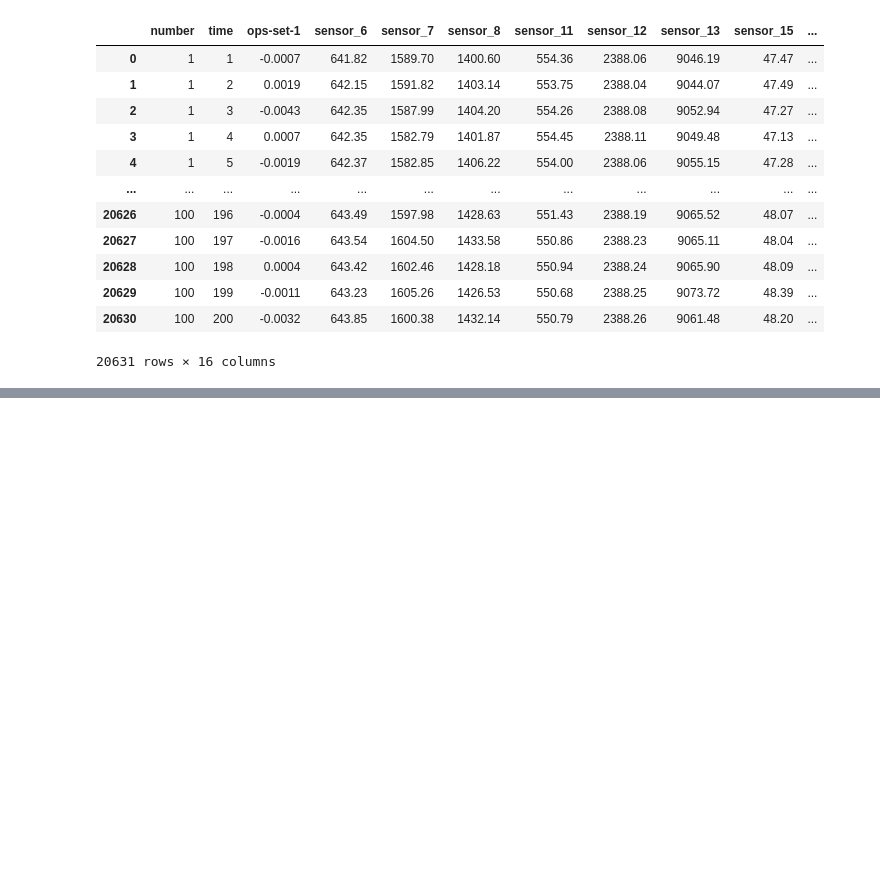
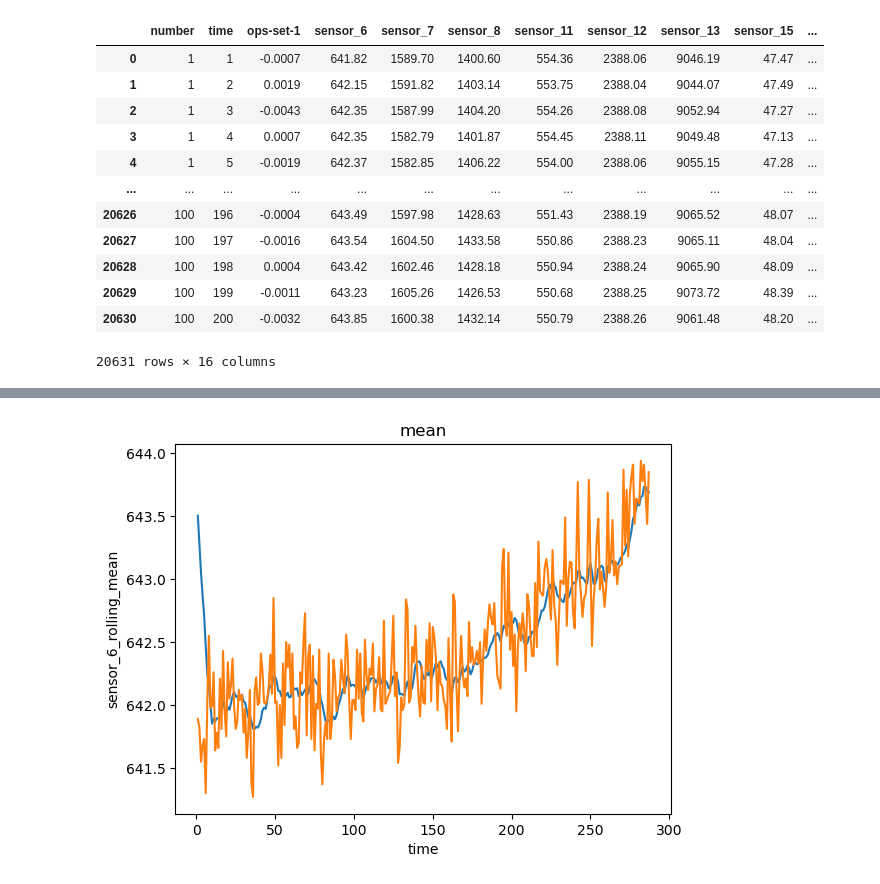
Before and after one commit to pratyush-015/ManuSenseAI, a Jupyter notebook: models/notebooks/Untitled.ipynb, the cells around one changed output, grey strips where cells are left out. Cells and saved outputs as stored; diff of their text form; code cells hidden in the pictures; blank space fills up the shorter version.

```diff
--- a/models/notebooks/Untitled.ipynb
+++ b/models/notebooks/Untitled.ipynb
@@ -262,0 +355,7 @@ train_data
+# %%
+sns.lineplot(single_engine, x=single_engine['time'], y=single_engine['sensor_6_rolling_mean'])
+sns.lineplot(single_engine, x=single_engine['time'], y=single_engine['sensor_6'])
+plt.title('mean')
+plt.show()
+# %% [output]
+[figure, added]
```
Also changed, not shown: parts of 31 cells of this notebook, 4 other files.
